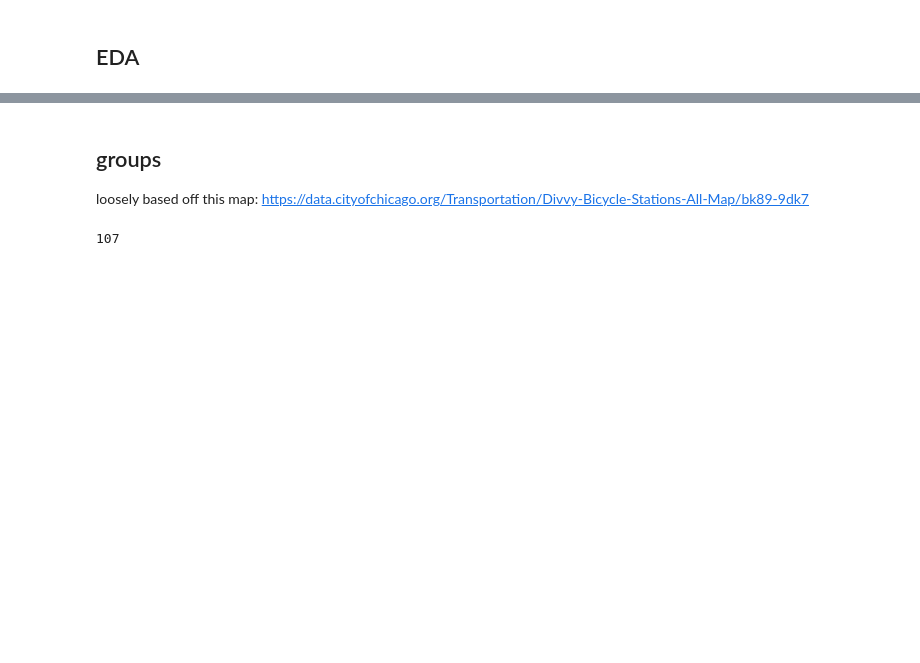
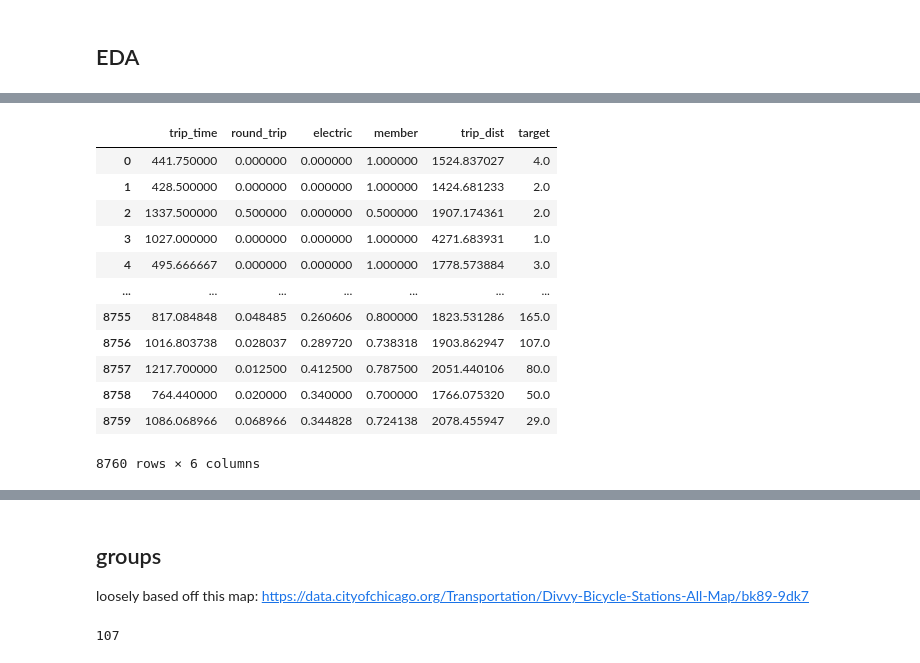
Before and after one commit to nick-kopy/Predicting-Bike-Rental-Station-Traffic, a Jupyter notebook: cap3.ipynb, the cells around one changed output, grey strips where cells are left out. Saved outputs shown, nothing was run; the diff lists cells and outputs as text; code cells hidden in the pictures; blank space fills up the shorter version.

```diff
--- a/cap3.ipynb
+++ b/cap3.ipynb
@@ -222,0 +231,18 @@ ax.legend();
+# %%
+dt_eda = station_data('downtown', eda=True)
+
+dt_eda
+# %% [output]
+|  | trip_time | round_trip | electric | member | trip_dist | target |
+| 0 | 441.750000 | 0.000000 | 0.000000 | 1.000000 | 1524.837027 | 4.0 |
+| 1 | 428.500000 | 0.000000 | 0.000000 | 1.000000 | 1424.681233 | 2.0 |
+| 2 | 1337.500000 | 0.500000 | 0.000000 | 0.500000 | 1907.174361 | 2.0 |
+| 3 | 1027.000000 | 0.000000 | 0.000000 | 1.000000 | 4271.683931 | 1.0 |
+| 4 | 495.666667 | 0.000000 | 0.000000 | 1.000000 | 1778.573884 | 3.0 |
+| ... | ... | ... | ... | ... | ... | ... |
+| 8755 | 817.084848 | 0.048485 | 0.260606 | 0.800000 | 1823.531286 | 165.0 |
+| 8756 | 1016.803738 | 0.028037 | 0.289720 | 0.738318 | 1903.862947 | 107.0 |
+| 8757 | 1217.700000 | 0.012500 | 0.412500 | 0.787500 | 2051.440106 | 80.0 |
+| 8758 | 764.440000 | 0.020000 | 0.340000 | 0.700000 | 1766.075320 | 50.0 |
+| 8759 | 1086.068966 | 0.068966 | 0.344828 | 0.724138 | 2078.455947 | 29.0 |
+8760 rows × 6 columns
```
Also changed, not shown: parts of 41 cells of this notebook, 1 other file.
